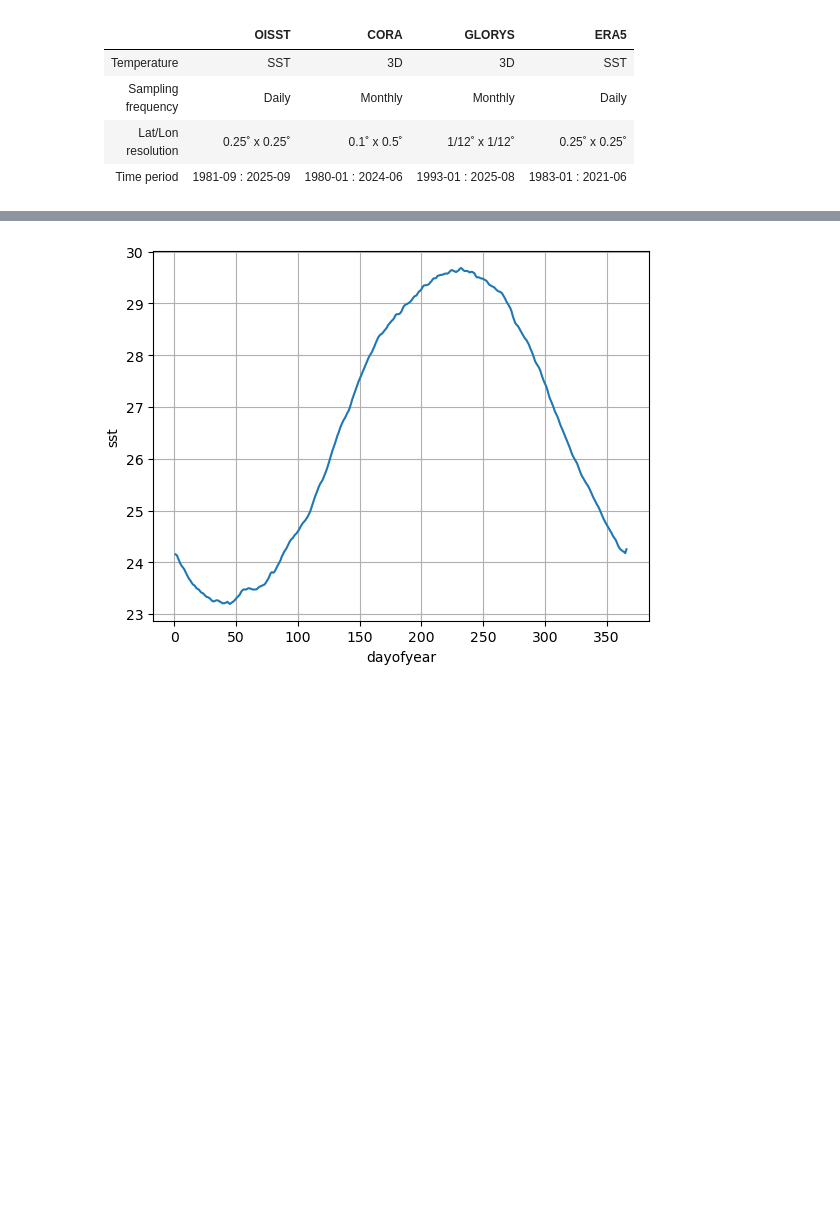
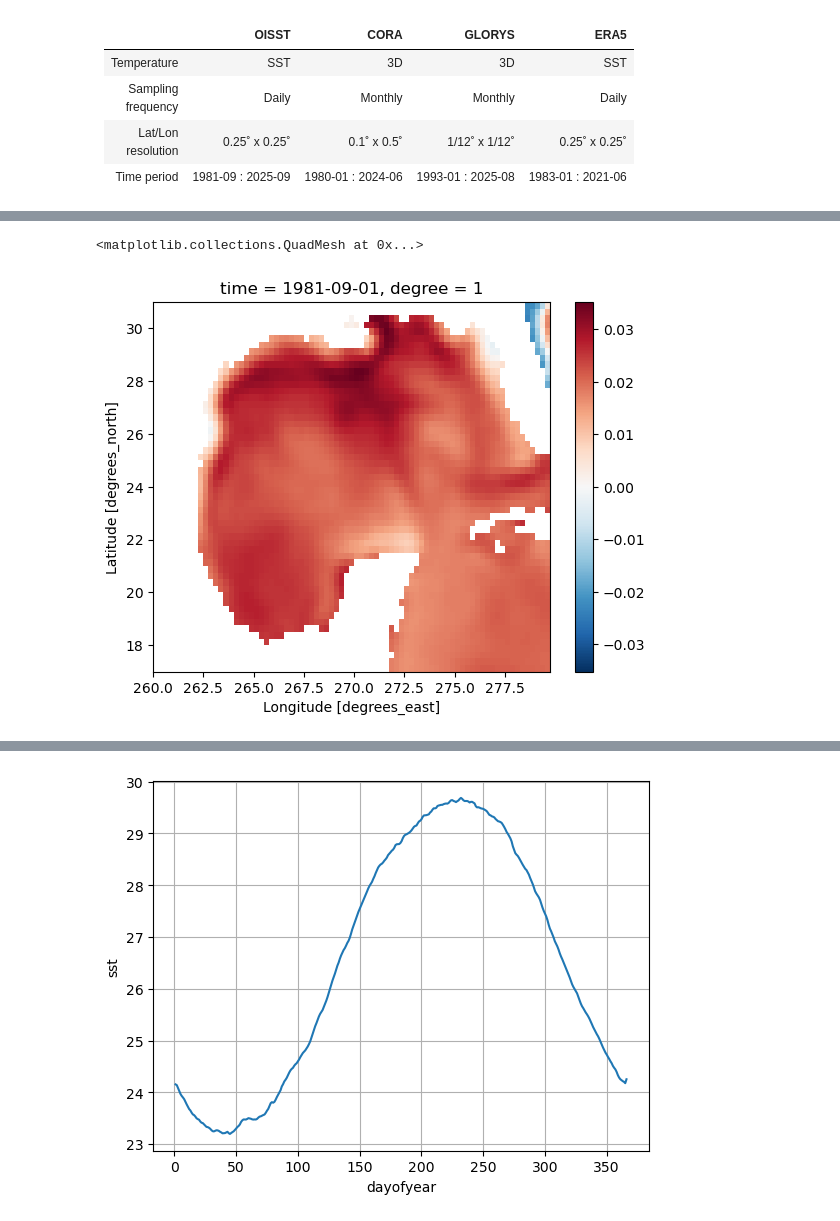
Before and after one commit to shanicetbailey/MHW-gfdl, a Jupyter notebook: define-MHW.ipynb, the cells around one changed output, grey strips where cells are left out. Cells and saved outputs as stored; diff of their text form; code cells hidden in the pictures; blank space fills up the shorter version.

```diff
--- a/define-MHW.ipynb
+++ b/define-MHW.ipynb
@@ -73,0 +102,5 @@ plt.grid()
+# %%
+(oisst-detrended)[0].plot()
+# %% [output]
+<matplotlib.collections.QuadMesh at 0x...>
+[figure, added]
```
Also changed, not shown: parts of 13 cells of this notebook.
